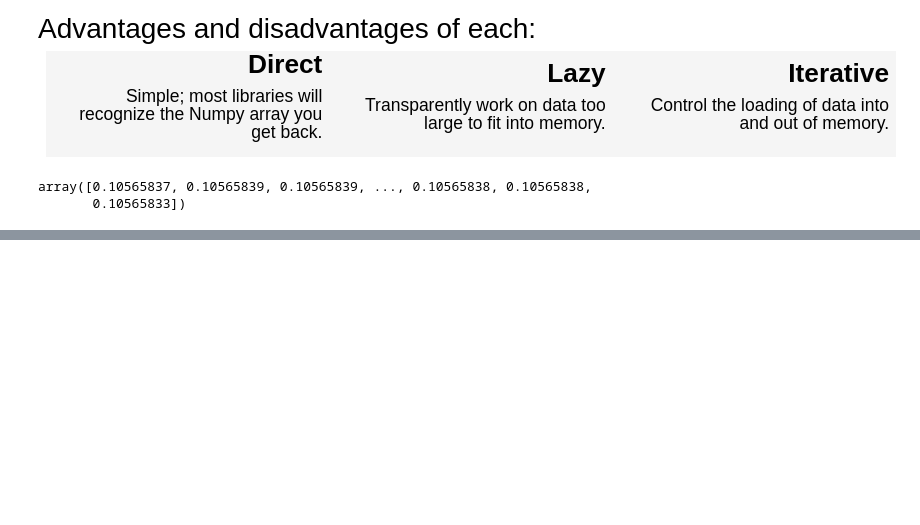
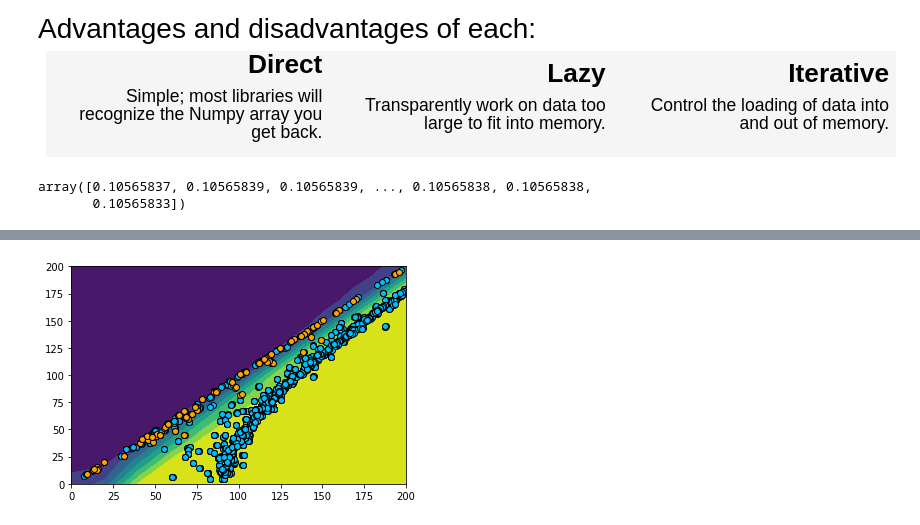
Before and after one commit to jpivarski-talks/2019-06-10-usatlas-argonne-python, a Jupyter notebook: 04-uproot.ipynb, the cells around one changed output, grey strips where cells are left out. Cells and saved outputs as stored; diff of their text form; code cells hidden in the pictures; blank space fills up the shorter version.

```diff
--- a/04-uproot.ipynb
+++ b/04-uproot.ipynb
@@ -129,0 +157,29 @@ array([0.10565837, 0.10565839, 0.10565839, ..., 0.10565838, 0.10565838,
+# %%
+import torch                             # transform inputs to fit PyTorch's expected shape and type
+X = torch.from_numpy(numpy.dstack([E, p])[0].astype(numpy.float32))
+y = torch.from_numpy((Q1 != Q2).astype(numpy.float32).reshape(-1, 1))
+
+neural_network = torch.nn.Sequential(    # the neural network topology:
+    torch.nn.Linear(2, 5),               # input → hidden: 2 dimensions → 5 dimensions
+    torch.nn.Sigmoid(),                  # non-linearity applied to each of the 5 components
+    torch.nn.Linear(5, 1))               # hidden → output: 5 dimensions → 1 dimension
+
+loss_fn = torch.nn.MSELoss(reduction="sum")
+optimizer = torch.optim.Adam(neural_network.parameters(), lr=0.01)
+
+for i in range(1000):                    # iterate 1000 times to minimize loss: y_pred - y
+    y_pred = neural_network(X)           # neural_network is a function: X ↦ y
+    loss = loss_fn(y_pred, y)
+    optimizer.zero_grad()
+    loss.backward()
+    optimizer.step()
+# %%
+grid_of_points = numpy.dstack(numpy.mgrid[0:220:20, 0:220:20].astype(numpy.float32))
+Z = neural_network(torch.from_numpy(grid_of_points)).detach().numpy().reshape(grid_of_points.shape[:2])
+matplotlib.pyplot.contourf(grid_of_points[:, :, 0], grid_of_points[:, :, 1], Z);
+matplotlib.pyplot.scatter(E[Q1 != Q2], p[Q1 != Q2], c="deepskyblue", edgecolor="black");
+matplotlib.pyplot.scatter(E[Q1 == Q2], p[Q1 == Q2], c="orange", edgecolor="black");
+matplotlib.pyplot.xlim(0, 200);
+matplotlib.pyplot.ylim(0, 200);
+# %% [output]
+[figure, added]
```
Also changed, not shown: parts of 6 cells of this notebook.
